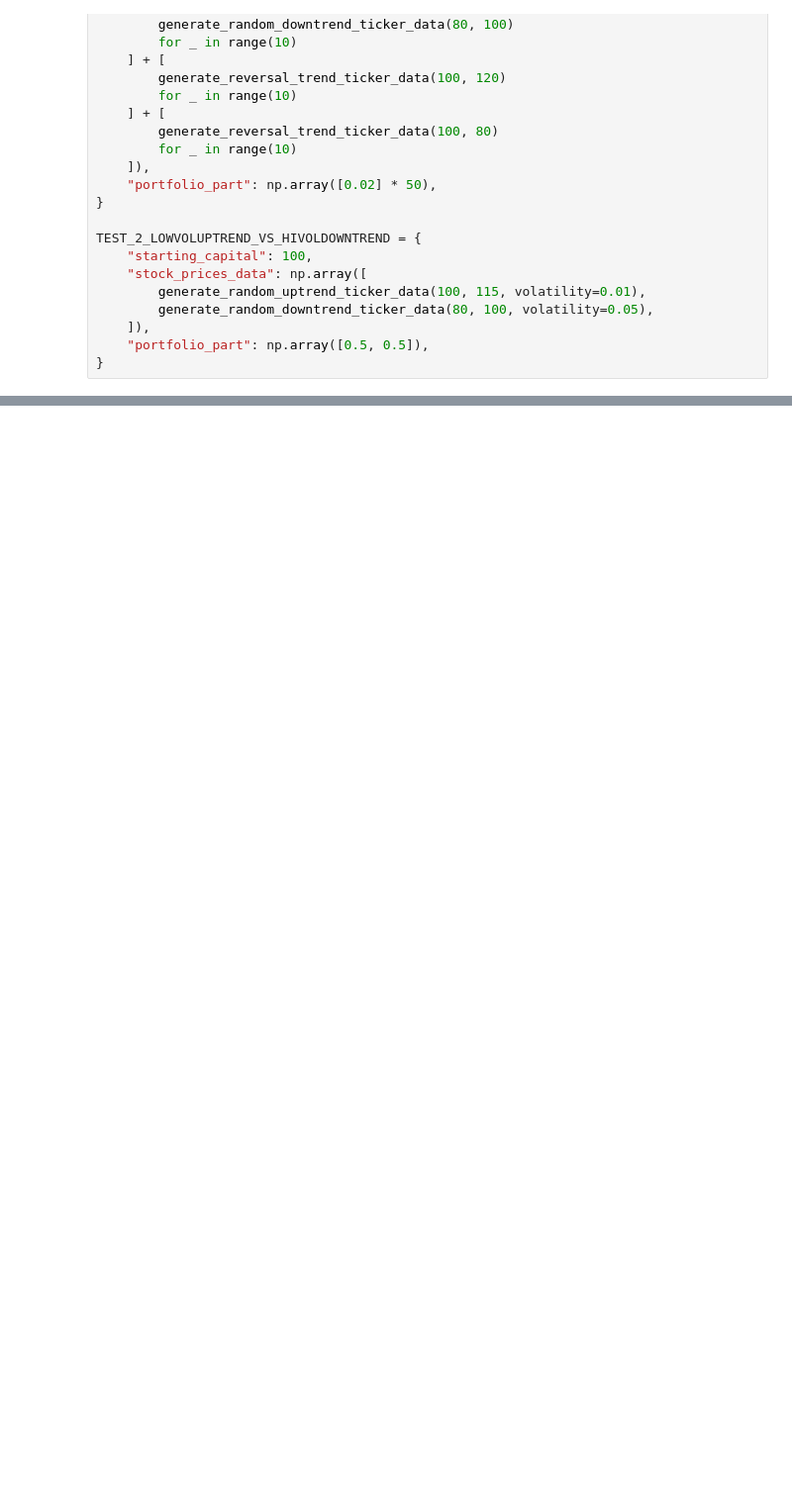
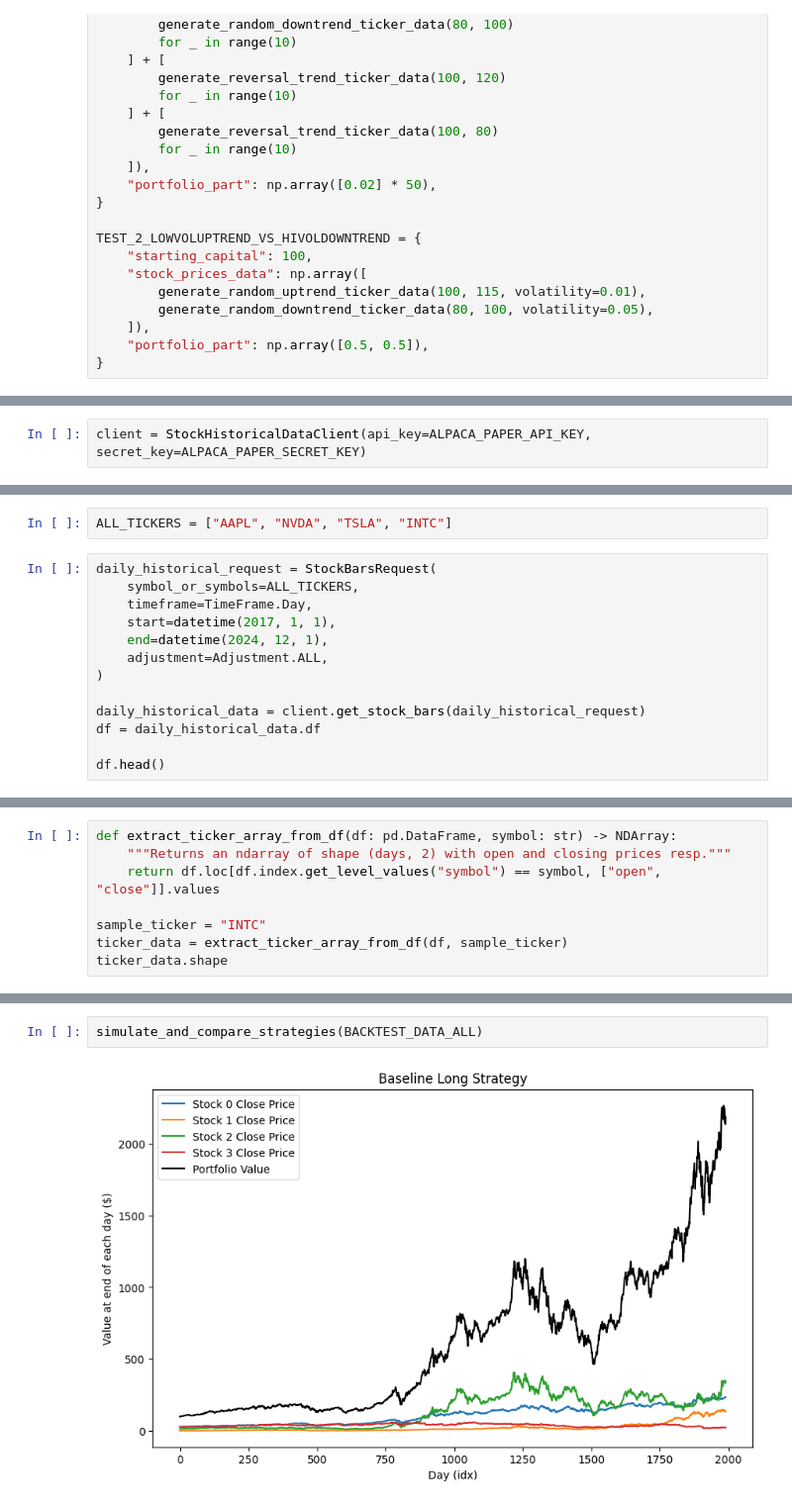
Before and after one commit to yalishanda42/stonksbot, a Jupyter notebook: demon/poc.ipynb, the cells around one changed output, grey strips where cells are left out. Shown at 99% size. Saved outputs shown, nothing was run; the diff lists cells and outputs as text; blank space fills up the shorter version.

Commit message:
sad alpaca

```diff
--- a/demon/poc.ipynb
+++ b/demon/poc.ipynb
@@ -433,0 +478,2 @@ plot_portfolio(demon_openclose_portfolio, stocks_data, 'Demon Strategy (Open-Clo
+# %%
+client = StockHistoricalDataClient(api_key=ALPACA_PAPER_API_KEY, secret_key=ALPACA_PAPER_SECRET_KEY)
@@ -433,0 +482,15 @@ plot_portfolio(demon_openclose_portfolio, stocks_data, 'Demon Strategy (Open-Clo
+# %%
+ALL_TICKERS = ["AAPL", "NVDA", "TSLA", "INTC"]
+# %%
+daily_historical_request = StockBarsRequest(
+    symbol_or_symbols=ALL_TICKERS,
+    timeframe=TimeFrame.Day,
+    start=datetime(2017, 1, 1),
+    end=datetime(2024, 12, 1),
+    adjustment=Adjustment.ALL,
+)
+
+daily_historical_data = client.get_stock_bars(daily_historical_request)
+df = daily_historical_data.df
+
+df.head()
@@ -433,0 +522,8 @@ plot_portfolio(demon_openclose_portfolio, stocks_data, 'Demon Strategy (Open-Clo
+# %%
+def extract_ticker_array_from_df(df: pd.DataFrame, symbol: str) -> NDArray:
+    """Returns an ndarray of shape (days, 2) with open and closing prices resp."""
+    return df.loc[df.index.get_level_values("symbol") == symbol, ["open", "close"]].values
+
+sample_ticker = "INTC"
+ticker_data = extract_ticker_array_from_df(df, sample_ticker)
+ticker_data.shape
@@ -433,0 +598,4 @@ plot_portfolio(demon_openclose_portfolio, stocks_data, 'Demon Strategy (Open-Clo
+# %%
+simulate_and_compare_strategies(BACKTEST_DATA_ALL)
+# %% [output]
+[figure, added]
```
Also changed, not shown: parts of 19 cells of this notebook, 2 other files.
